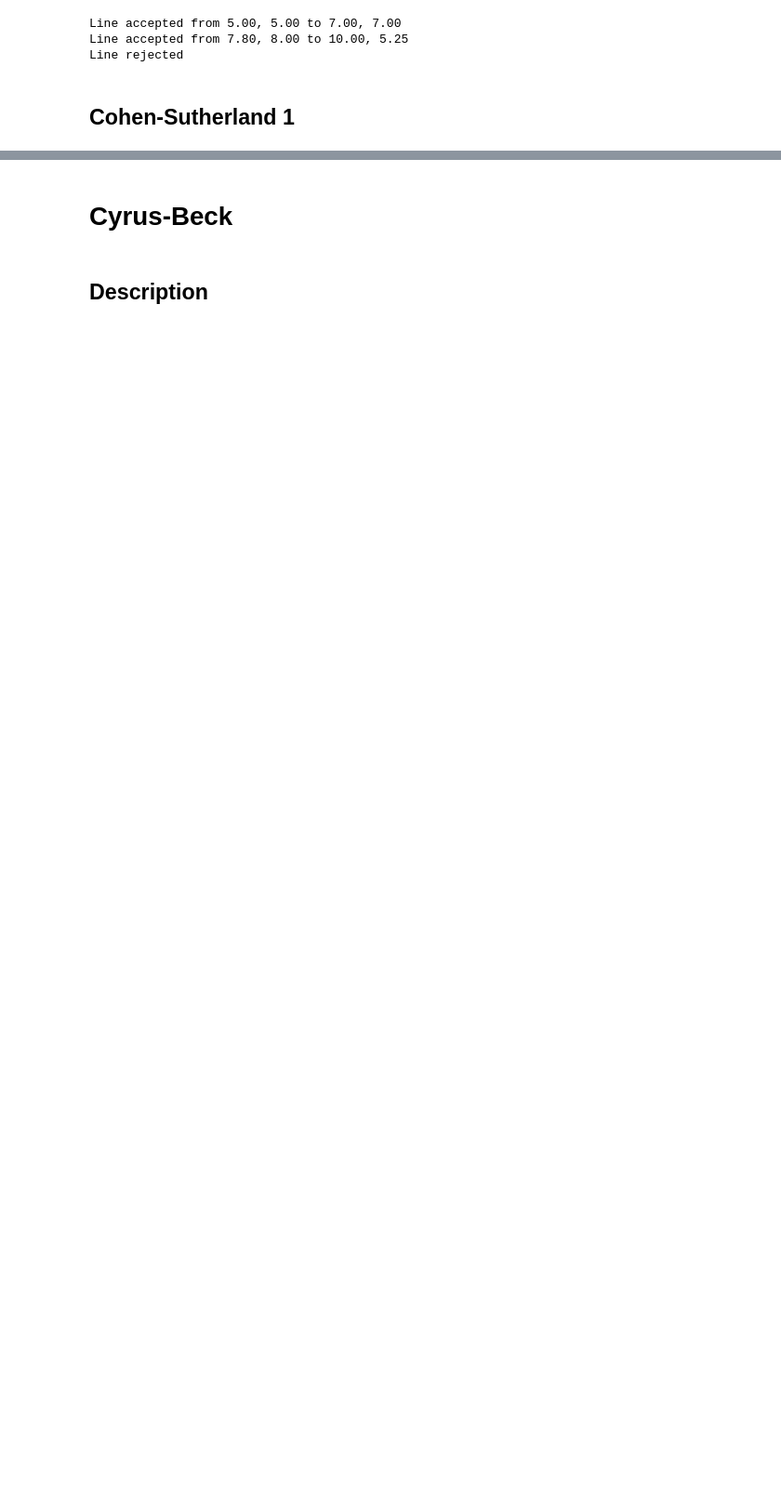
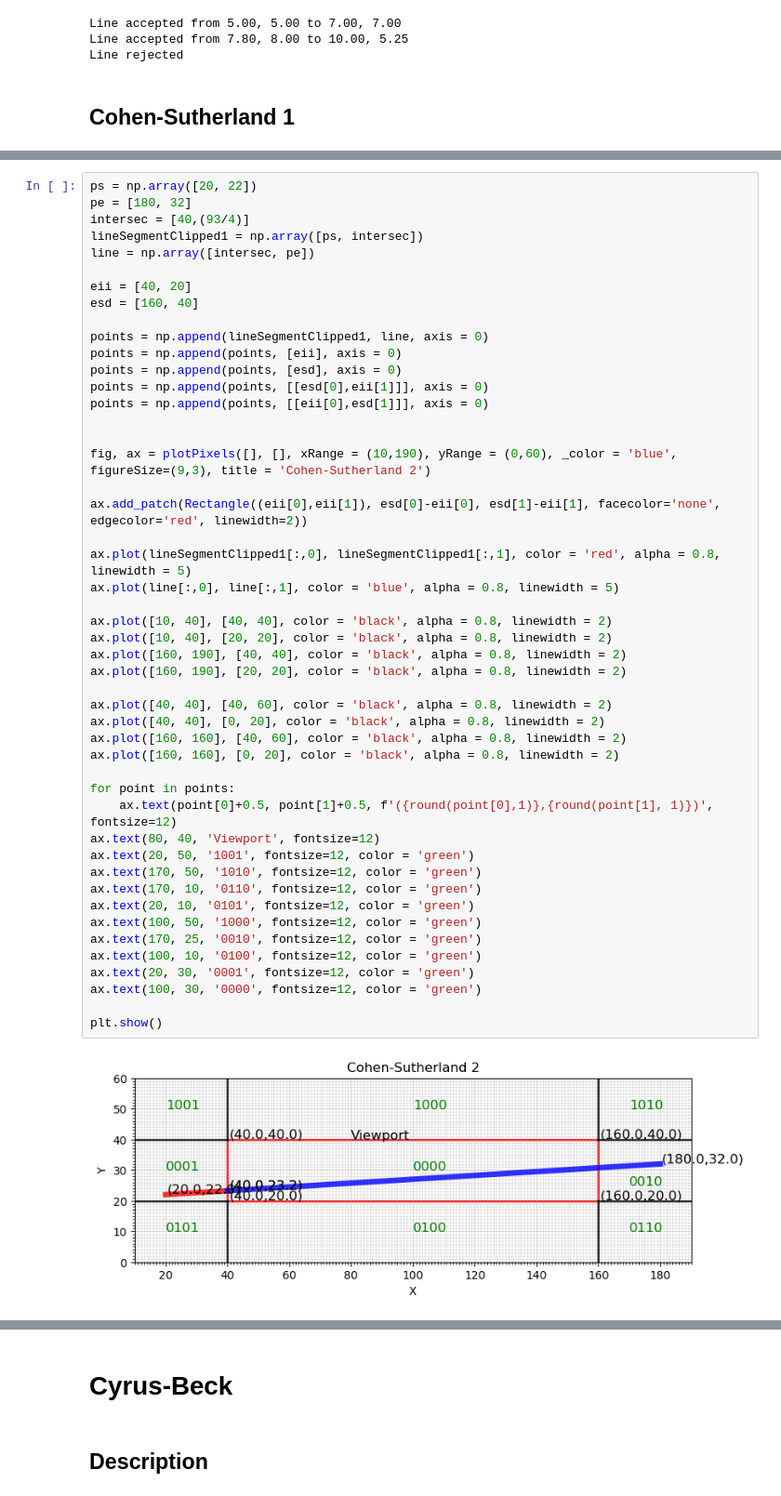
Before and after one commit to DiegoFLM/Computer-Graphics, a Jupyter notebook: clippingAlgorithms/t3.ipynb, the cells around one changed output, grey strips where cells are left out. Shown at 93% size. Cells and saved outputs as stored; diff of their text form; blank space fills up the shorter version.

Commit message:
Cyrus-Beck 1 graphic done

```diff
--- a/clippingAlgorithms/t3.ipynb
+++ b/clippingAlgorithms/t3.ipynb
@@ -438,0 +441,50 @@ plt.show()
+# %%
+ps = np.array([20, 22])
+pe = [180, 32]
+intersec = [40,(93/4)]
+lineSegmentClipped1 = np.array([ps, intersec])
+line = np.array([intersec, pe])
+
+eii = [40, 20]
+esd = [160, 40]
+
+points = np.append(lineSegmentClipped1, line, axis = 0)
+points = np.append(points, [eii], axis = 0)
+points = np.append(points, [esd], axis = 0)
+points = np.append(points, [[esd[0],eii[1]]], axis = 0)
+points = np.append(points, [[eii[0],esd[1]]], axis = 0)
+
+
+fig, ax = plotPixels([], [], xRange = (10,190), yRange = (0,60), _color = 'blue', figureSize=(9,3), title = 'Cohen-Sutherland 2')
+
+ax.add_patch(Rectangle((eii[0],eii[1]), esd[0]-eii[0], esd[1]-eii[1], facecolor='none', edgecolor='red', linewidth=2))
+
+ax.plot(lineSegmentClipped1[:,0], lineSegmentClipped1[:,1], color = 'red', alpha = 0.8, linewidth = 5)
+ax.plot(line[:,0], line[:,1], color = 'blue', alpha = 0.8, linewidth = 5)
+
+ax.plot([10, 40], [40, 40], color = 'black', alpha = 0.8, linewidth = 2)
+ax.plot([10, 40], [20, 20], color = 'black', alpha = 0.8, linewidth = 2)
+ax.plot([160, 190], [40, 40], color = 'black', alpha = 0.8, linewidth = 2)
+ax.plot([160, 190], [20, 20], color = 'black', alpha = 0.8, linewidth = 2)
+
+ax.plot([40, 40], [40, 60], color = 'black', alpha = 0.8, linewidth = 2)
+ax.plot([40, 40], [0, 20], color = 'black', alpha = 0.8, linewidth = 2)
+ax.plot([160, 160], [40, 60], color = 'black', alpha = 0.8, linewidth = 2)
+ax.plot([160, 160], [0, 20], color = 'black', alpha = 0.8, linewidth = 2)
+
+for point in points:
+    ax.text(point[0]+0.5, point[1]+0.5, f'({round(point[0],1)},{round(point[1], 1)})', fontsize=12)
+ax.text(80, 40, 'Viewport', fontsize=12)
+ax.text(20, 50, '1001', fontsize=12, color = 'green')
+ax.text(170, 50, '1010', fontsize=12, color = 'green')
+ax.text(170, 10, '0110', fontsize=12, color = 'green')
+ax.text(20, 10, '0101', fontsize=12, color = 'green')
+ax.text(100, 50, '1000', fontsize=12, color = 'green')
+ax.text(170, 25, '0010', fontsize=12, color = 'green')
+ax.text(100, 10, '0100', fontsize=12, color = 'green')
+ax.text(20, 30, '0001', fontsize=12, color = 'green')
+ax.text(100, 30, '0000', fontsize=12, color = 'green')
+
+plt.show()
+# %% [output]
+[figure, added]
```
Also changed, not shown: parts of 7 cells of this notebook.
